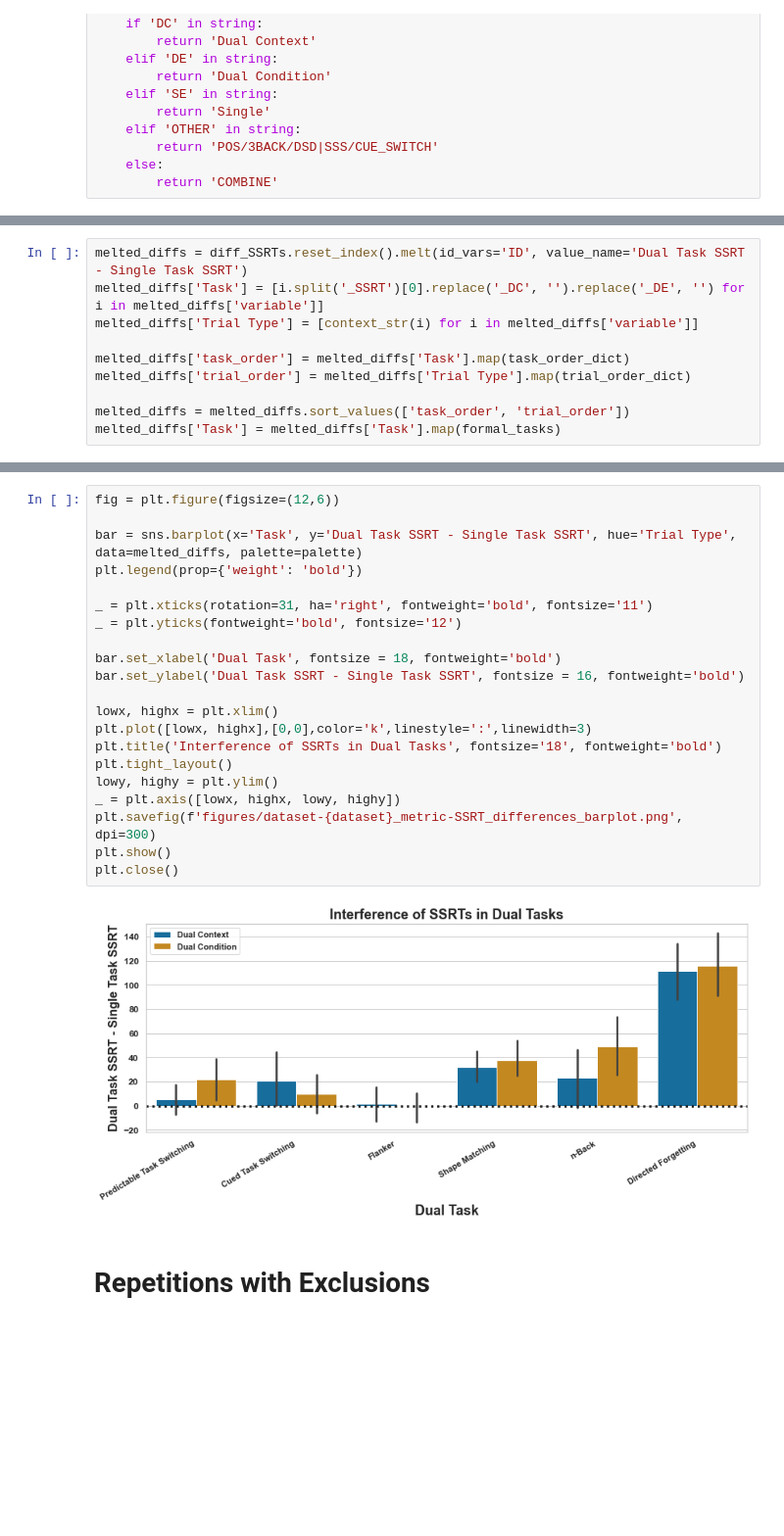
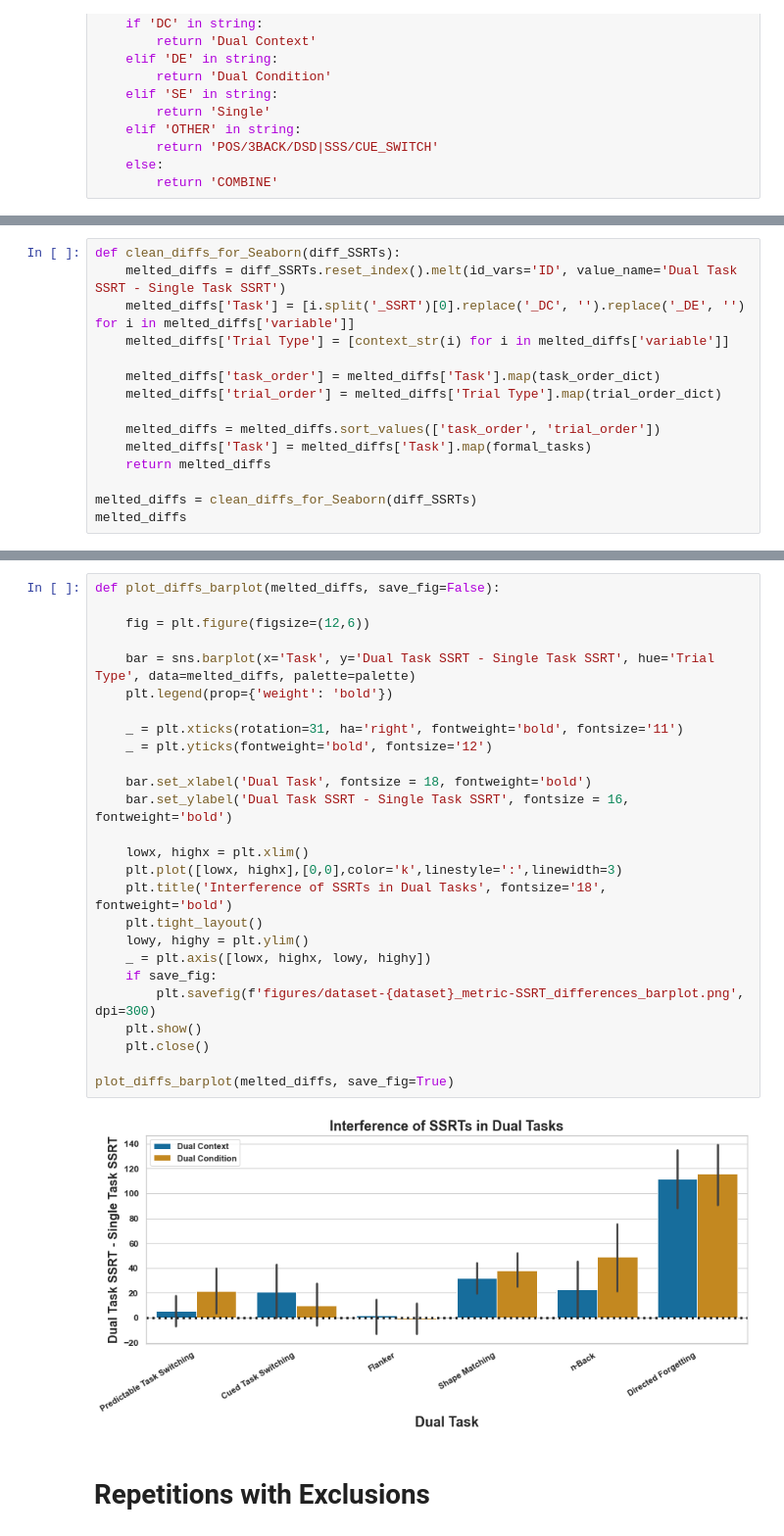
Before and after one commit to henrymj/mturk_dualStop_analysis, a Jupyter notebook: analysis-validation_dataset-validation.ipynb, the cells around one changed output, grey strips where cells are left out. Shown: that part at 98% size. Saved outputs shown, nothing was run; the diff lists cells and outputs as text; blank space fills up the shorter version.

```diff
--- a/analysis-validation_dataset-validation.ipynb
+++ b/analysis-validation_dataset-validation.ipynb
@@ -368,12 +410,17 @@ plt.close()
 # %% [output]
 [figure]
 # %%
-melted_diffs = diff_SSRTs.reset_index().melt(id_vars='ID', value_name='Dual Task SSRT - Single Task SSRT')
-melted_diffs['Task'] = [i.split('_SSRT')[0].replace('_DC', '').replace('_DE', '') for i in melted_diffs['variable']]
-melted_diffs['Trial Type'] = [context_str(i) for i in melted_diffs['variable']]
+def clean_diffs_for_Seaborn(diff_SSRTs):
+    melted_diffs = diff_SSRTs.reset_index().melt(id_vars='ID', value_name='Dual Task SSRT - Single Task SSRT')
+    melted_diffs['Task'] = [i.split('_SSRT')[0].replace('_DC', '').replace('_DE', '') for i in melted_diffs['variable']]
+    melted_diffs['Trial Type'] = [context_str(i) for i in melted_diffs['variable']]
 
-melted_diffs['task_order'] = melted_diffs['Task'].map(task_order_dict)
-melted_diffs['trial_order'] = melted_diffs['Trial Type'].map(trial_order_dict)
+    melted_diffs['task_order'] = melted_diffs['Task'].map(task_order_dict)
+    melted_diffs['trial_order'] = melted_diffs['Trial Type'].map(trial_order_dict)
 
-melted_diffs = melted_diffs.sort_values(['task_order', 'trial_order'])
-melted_diffs['Task'] = melted_diffs['Task'].map(formal_tasks)
+    melted_diffs = melted_diffs.sort_values(['task_order', 'trial_order'])
+    melted_diffs['Task'] = melted_diffs['Task'].map(formal_tasks)
+    return melted_diffs
+
+melted_diffs = clean_diffs_for_Seaborn(diff_SSRTs)
+melted_diffs
@@ -380,25 +441,30 @@ melted_diffs['Task'] = melted_diffs['Task'].map(formal_tasks)
 # %%
-fig = plt.figure(figsize=(12,6))
+def plot_diffs_barplot(melted_diffs, save_fig=False):
 
-bar = sns.barplot(x='Task', y='Dual Task SSRT - Single Task SSRT', hue='Trial Type', data=melted_diffs, palette=palette)
-plt.legend(prop={'weight': 'bold'})
+    fig = plt.figure(figsize=(12,6))
 
-_ = plt.xticks(rotation=31, ha='right', fontweight='bold', fontsize='11')
-_ = plt.yticks(fontweight='bold', fontsize='12')
+    bar = sns.barplot(x='Task', y='Dual Task SSRT - Single Task SSRT', hue='Trial Type', data=melted_diffs, palette=palette)
+    plt.legend(prop={'weight': 'bold'})
 
-bar.set_xlabel('Dual Task', fontsize = 18, fontweight='bold')
-bar.set_ylabel('Dual Task SSRT - Single Task SSRT', fontsize = 16, fontweight='bold')
+    _ = plt.xticks(rotation=31, ha='right', fontweight='bold', fontsize='11')
+    _ = plt.yticks(fontweight='bold', fontsize='12')
 
-lowx, highx = plt.xlim()
-plt.plot([lowx, highx],[0,0],color='k',linestyle=':',linewidth=3)
-plt.title('Interference of SSRTs in Dual Tasks', fontsize='18', fontweight='bold')
-plt.tight_layout()
-lowy, highy = plt.ylim()
-_ = plt.axis([lowx, highx, lowy, highy])
-plt.savefig(f'figures/dataset-{dataset}_metric-SSRT_differences_barplot.png', dpi=300)
-plt.show()
-plt.close()
+    bar.set_xlabel('Dual Task', fontsize = 18, fontweight='bold')
+    bar.set_ylabel('Dual Task SSRT - Single Task SSRT', fontsize = 16, fontweight='bold')
+
+    lowx, highx = plt.xlim()
+    plt.plot([lowx, highx],[0,0],color='k',linestyle=':',linewidth=3)
+    plt.title('Interference of SSRTs in Dual Tasks', fontsize='18', fontweight='bold')
+    plt.tight_layout()
+    lowy, highy = plt.ylim()
+    _ = plt.axis([lowx, highx, lowy, highy])
+    if save_fig:
+        plt.savefig(f'figures/dataset-{dataset}_metric-SSRT_differences_barplot.png', dpi=300)
+    plt.show()
+    plt.close()
+
+plot_diffs_barplot(melted_diffs, save_fig=True)
 # %% [output]
-[figure, old version]
+[figure, new version]
 # %% [markdown]
 # Repetitions with Exclusions
```
Also changed, not shown: parts of 16 cells of this notebook, 13 other files.
